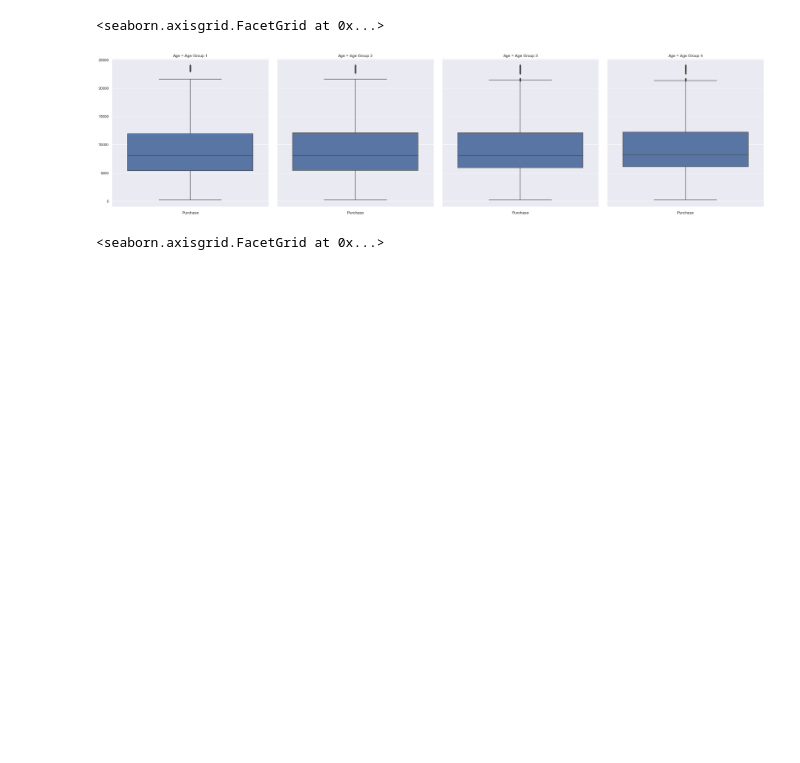
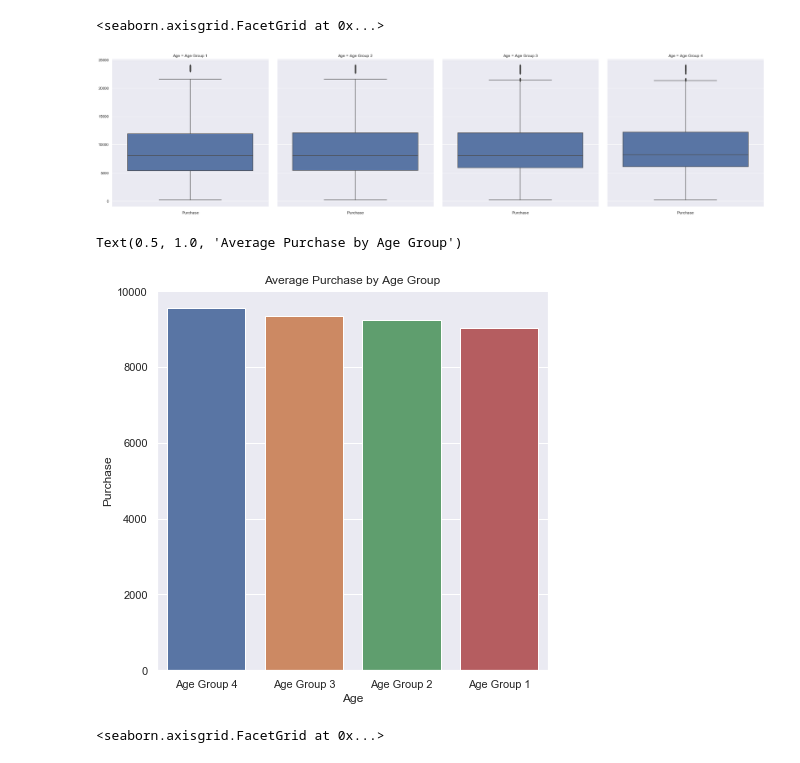
Before and after one commit to DishantBhatt/BlackFridaySales, a Jupyter notebook: BlackFridayAnalysis.ipynb, the cells around one changed output. Drawn from its saved outputs; the diff is of its cells as text; code cells hidden in the pictures; blank space fills up the shorter version.

```diff
--- a/BlackFridayAnalysis.ipynb
+++ b/BlackFridayAnalysis.ipynb
@@ -78,6 +78,13 @@ sns.FacetGrid(data= df.sort_values('Age'), col = 'Age', height = 7).map(sns.boxp
 # %% [output]
 <seaborn.axisgrid.FacetGrid at 0x...>
 [figure]
+# %%
+df_age = df.groupby('Age').agg({'Purchase': 'mean'}).sort_values('Purchase', ascending = False).reset_index()
+plot = sns.barplot(x = 'Age', y = 'Purchase', data = df_age)
+plot.set_title('Average Purchase by Age Group')
+# %% [output]
+Text(0.5, 1.0, 'Average Purchase by Age Group')
+[figure, added]
 # %%
 df_age = df.groupby(['Age', 'City_Category']).agg({'Purchase': 'mean'}).reset_index()
 sns.FacetGrid(data = df_age.sort_values('Age'), col = 'City_Category', height = 7).map(
```
Also changed, not shown: parts of 13 cells of this notebook.
